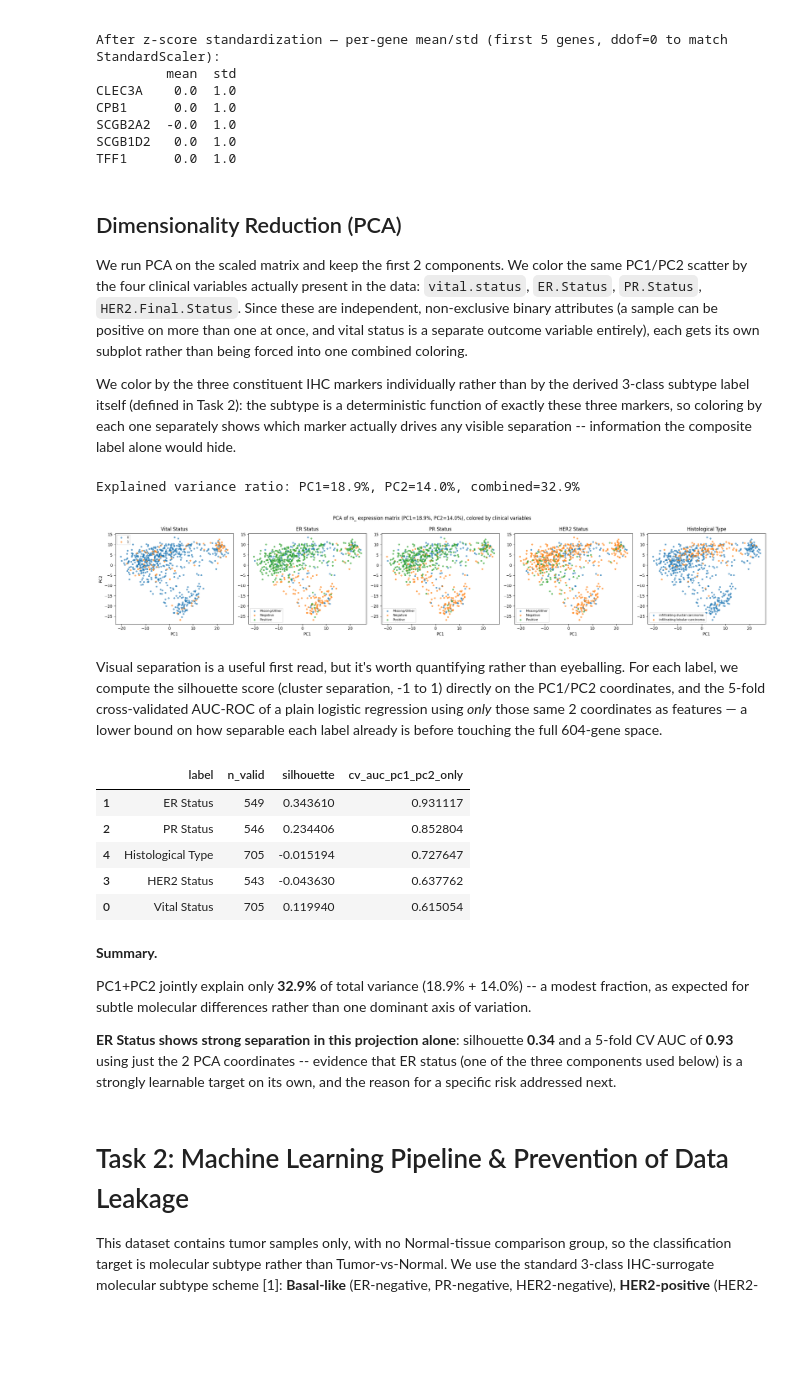
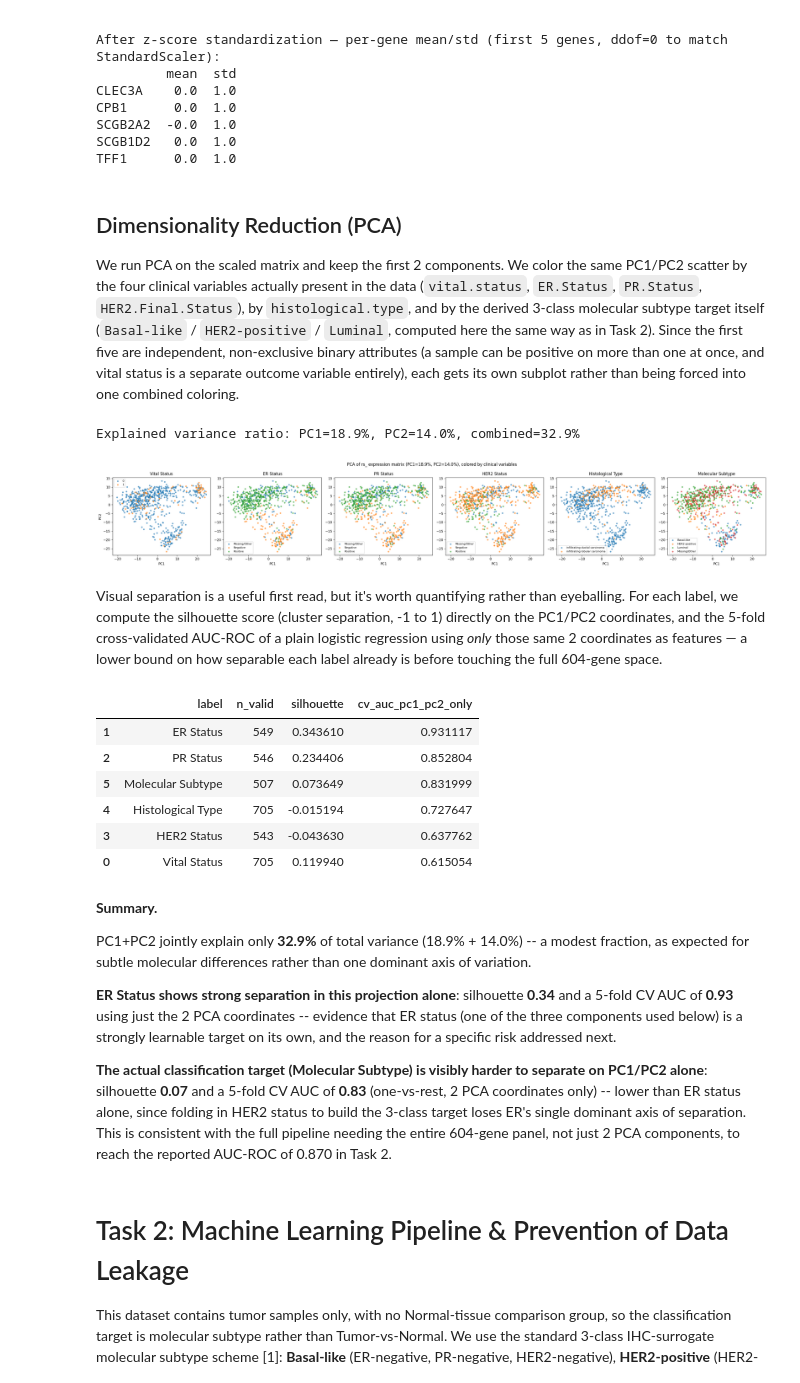
Before and after one commit to njuxka2333/tcga-brca-subtype-classification, a Jupyter notebook: TCGA_BRCA_LuminalBasal_pipeline.ipynb, the cells around one changed output. Drawn from its saved outputs; the diff is of its cells as text; code cells hidden in the pictures; blank space fills up the shorter version.

```diff
--- a/TCGA_BRCA_LuminalBasal_pipeline.ipynb
+++ b/TCGA_BRCA_LuminalBasal_pipeline.ipynb
@@ -230,9 +230,7 @@ TFF1      0.0  1.0
 # %% [markdown]
 ## Dimensionality Reduction (PCA)
 
-We run PCA on the scaled matrix and keep the first 2 components. We color the same PC1/PC2 scatter by the four clinical variables actually present in the data: `vital.status`, `ER.Status`, `PR.Status`, `HER2.Final.Status`. Since these are independent, non-exclusive binary attributes (a sample can be positive on more than one at once, and vital status is a separate outcome variable entirely), each gets its own subplot rather than being forced into one combined coloring.
-
-We color by the three constituent IHC markers individually rather than by the derived 3-class subtype label itself (defined in Task 2): the subtype is a deterministic function of exactly these three markers, so coloring by each one separately shows which marker actually drives any visible separation -- information the composite label alone would hide.
+We run PCA on the scaled matrix and keep the first 2 components. We color the same PC1/PC2 scatter by the four clinical variables actually present in the data (`vital.status`, `ER.Status`, `PR.Status`, `HER2.Final.Status`), by `histological.type`, and by the derived 3-class molecular subtype target itself (`Basal-like` / `HER2-positive` / `Luminal`, computed here the same way as in Task 2). Since the first five are independent, non-exclusive binary attributes (a sample can be positive on more than one at once, and vital status is a separate outcome variable entirely), each gets its own subplot rather than being forced into one combined coloring.
 # %%
 from sklearn.decomposition import PCA
 
@@ -249,33 +247,51 @@ print("Explained variance ratio: PC1={:.1%}, PC2={:.1%}, combined={:.1%}".format
 # %% [output]
 Explained variance ratio: PC1=18.9%, PC2=14.0%, combined=32.9%
 # %%
+_er_t1 = clinical["ER.Status"].where(clinical["ER.Status"].isin(["Positive", "Negative"]))
+_pr_t1 = clinical["PR.Status"].where(clinical["PR.Status"].isin(["Positive", "Negative"]))
+_her2_t1 = clinical["HER2.Final.Status"].where(clinical["HER2.Final.Status"].isin(["Positive", "Negative"]))
+
+def _subtype_t1(e, p, h):
+    if pd.isna(e) or pd.isna(p) or pd.isna(h):
+        return np.nan
+    if h == "Positive":
+        return "HER2-positive"
+    if e == "Negative" and p == "Negative":
+        return "Basal-like"
+    return "Luminal"
+
+molecular_subtype = pd.Series(
+    [_subtype_t1(e, p, h) for e, p, h in zip(_er_t1, _pr_t1, _her2_t1)], index=clinical.index
+)
+
 panels = {
     "Vital Status": clinical["vital.status"].astype(str),
     "ER Status": clinical["ER.Status"].where(clinical["ER.Status"].isin(["Positive", "Negative"])),
     "PR Status": clinical["PR.Status"].where(clinical["PR.Status"].isin(["Positive", "Negative"])),
     "HER2 Status": clinical["HER2.Final.Status"].where(clinical["HER2.Final.Status"].isin(["Positive", "Negative"])),
     "Histological Type": clinical["histological.type"],
+    "Molecular Subtype": molecular_subtype,
 }
 
-fig, axes = plt.subplots(1, 5, figsize=(24, 4.5))
+fig, axes = plt.subplots(1, 6, figsize=(28, 4.5))
 
 for ax, (title, labels) in zip(axes, panels.items()):
     labels_filled = labels.fillna("Missing/Other")
     for cat in sorted(labels_filled.unique()):
         mask = (labels_filled == cat).values
         ax.scatter(pca_df.loc[mask, "PC1"], pca_df.loc[mask, "PC2"],
                    s=12, alpha=0.6, label=cat)
     ax.set_title(title)
     ax.set_xlabel("PC1")
     ax.legend(fontsize=8, loc="best")
 
 axes[0].set_ylabel("PC2")
 plt.suptitle(f"PCA of rs_ expression matrix (PC1={pca.explained_variance_ratio_[0]:.1%}, "
              f"PC2={pca.explained_variance_ratio_[1]:.1%}), colored by clinical variables")
 plt.tight_layout()
 plt.show()
 # %% [output]
-[figure, old version]
+[figure, new version]
 # %% [markdown]
 Visual separation is a useful first read, but it's worth quantifying rather than eyeballing. For each label, we compute the silhouette score (cluster separation, -1 to 1) directly on the PC1/PC2 coordinates, and the 5-fold cross-validated AUC-ROC of a plain logistic regression using *only* those same 2 coordinates as features — a lower bound on how separable each label already is before touching the full 604-gene space.
 # %%
@@ -290,7 +306,7 @@ for name, labels in panels.items():
     Xp = pca_df.loc[mask.values].values
     yp = LabelEncoder().fit_transform(labels[mask].values)
     sil = silhouette_score(Xp, yp)
-    auc = cross_val_score(_LogReg(), Xp, yp, cv=5, scoring="roc_auc").mean()
+    auc = cross_val_score(_LogReg(), Xp, yp, cv=5, scoring="roc_auc_ovr").mean()
     target_separability.append({"label": name, "n_valid": int(mask.sum()),
                                  "silhouette": sil, "cv_auc_pc1_pc2_only": auc})
 
@@ -299,6 +315,7 @@ pd.DataFrame(target_separability).sort_values("cv_auc_pc1_pc2_only", ascending=F
 |  | label | n_valid | silhouette | cv_auc_pc1_pc2_only |
 | 1 | ER Status | 549 | 0.343610 | 0.931117 |
 | 2 | PR Status | 546 | 0.234406 | 0.852804 |
+| 5 | Molecular Subtype | 507 | 0.073649 | 0.831999 |
 | 4 | Histological Type | 705 | -0.015194 | 0.727647 |
 | 3 | HER2 Status | 543 | -0.043630 | 0.637762 |
 | 0 | Vital Status | 705 | 0.119940 | 0.615054 |
@@ -308,6 +325,8 @@ pd.DataFrame(target_separability).sort_values("cv_auc_pc1_pc2_only", ascending=F
 PC1+PC2 jointly explain only **32.9%** of total variance (18.9% + 14.0%) -- a modest fraction, as expected for subtle molecular differences rather than one dominant axis of variation.
 
 **ER Status shows strong separation in this projection alone**: silhouette **0.34** and a 5-fold CV AUC of **0.93** using just the 2 PCA coordinates -- evidence that ER status (one of the three components used below) is a strongly learnable target on its own, and the reason for a specific risk addressed next.
+
+**The actual classification target (Molecular Subtype) is visibly harder to separate on PC1/PC2 alone**: silhouette **0.07** and a 5-fold CV AUC of **0.83** (one-vs-rest, 2 PCA coordinates only) -- lower than ER status alone, since folding in HER2 status to build the 3-class target loses ER's single dominant axis of separation. This is consistent with the full pipeline needing the entire 604-gene panel, not just 2 PCA components, to reach the reported AUC-ROC of 0.870 in Task 2.
 # %% [markdown]
 # Task 2: Machine Learning Pipeline & Prevention of Data Leakage
 
```
Also changed, not shown: parts of 2 cells of this notebook.
